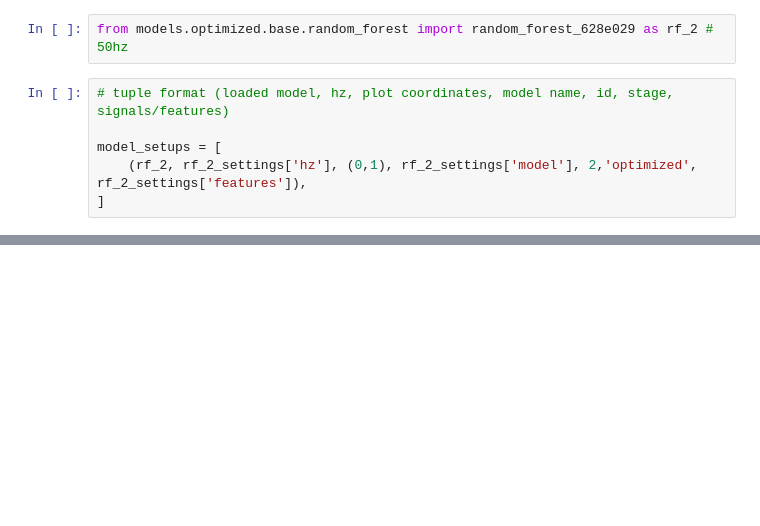
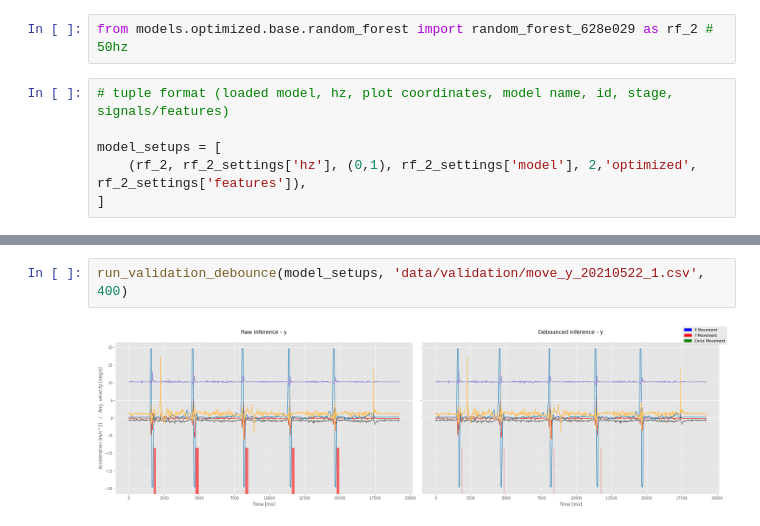
Before and after one commit to tkeyo/tinyml-esp-data, a Jupyter notebook: 7-debounce-inference.ipynb, the cells around one changed output, grey strips where cells are left out. Drawn from its saved outputs; the diff is of its cells as text; blank space fills up the shorter version.

```diff
--- a/7-debounce-inference.ipynb
+++ b/7-debounce-inference.ipynb
@@ -126,0 +137,4 @@ fig.tight_layout();
+# %%
+run_validation_debounce(model_setups, 'data/validation/move_y_20210522_1.csv', 400)
+# %% [output]
+[figure, added]
```
Also changed, not shown: parts of 5 cells of this notebook.
